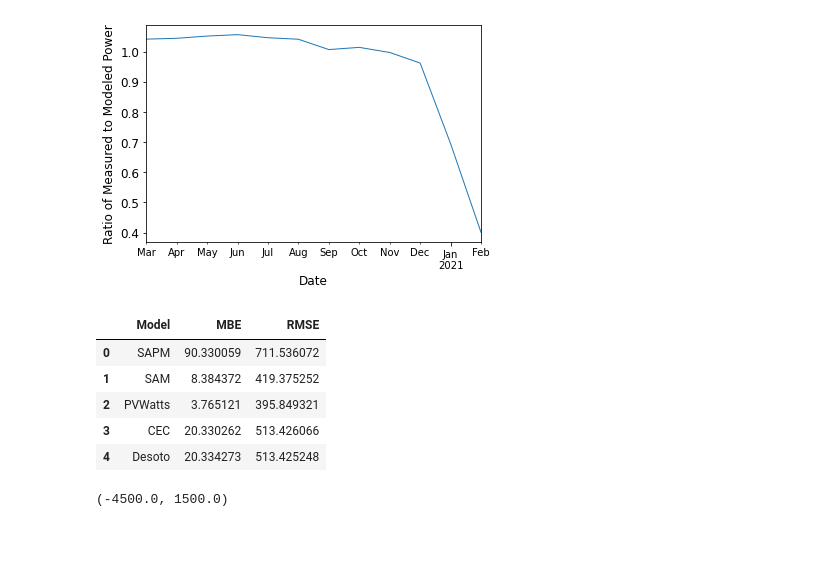
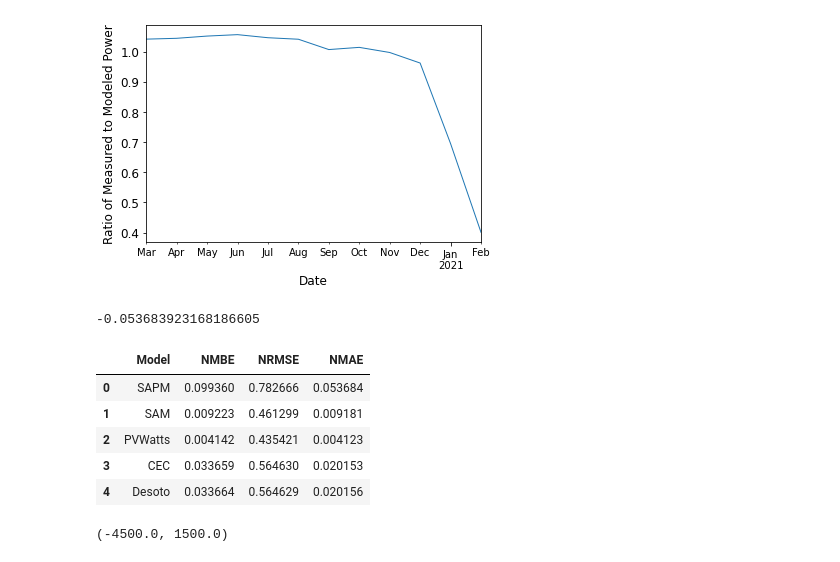
Before and after one commit to lmdeville/PV-Modeling, a Jupyter notebook: PVLT_Pan_LG.ipynb, the cells around one changed output. Cells and saved outputs as stored; diff of their text form; code cells hidden in the pictures.

```diff
--- a/PVLT_Pan_LG.ipynb
+++ b/PVLT_Pan_LG.ipynb
@@ -214,9 +217,8 @@ pan_cec_pmp = pan_cec_pmp.resample('H').mean()
 results['CEC'] = pan_cec_pmp
 # %%
 #Desoto Single Diode Model for Panasonic System
-pan_ds_param = pvlib.pvsystem.calcparams_desoto(effective_irradiance = df['BroadbandPOA_Avg'], temp_cell = df['PH1_RTD_Avg'],
-                                             alpha_sc = 0.00181, a_ref = 2.429831, I_L_ref = 6.04033, I_o_ref = 2.1374E-12,
-                                             R_sh_ref = 449.091248, R_s = 0.769537)
+pan_ds_param = pvlib.pvsystem.calcparams_desoto(df['BroadbandPOA_Avg'], df['PH1_RTD_Avg'], cfv['alpha_sc'], cfv['a_ref'],
+                                        cfv['I_L_ref'], cfv['I_o_ref'], cfv['R_sh_ref'], cfv['R_s'])
 pan_ds = pvlib.pvsystem.singlediode(photocurrent = pan_ds_param[0], saturation_current = pan_ds_param[1], resistance_series =
                            pan_ds_param[2], resistance_shunt = pan_ds_param[3], nNsVth = pan_ds_param[4])
 pan_ds_pmp = pan_ds['p_mp']*12
@@ -225,11 +227,11 @@ results['Desoto'] = pan_ds_pmp
 # %%
 #PVSyst Single Diode Model for Panasonic System
 #NEED mu_gamma AND R_sh_0 values,not in CECMod, SAM Database, don't match PVPMC
-"""
-pan_pvs_param = pvlib.pvsystem.calcparams_pvsyst(effective_irradiance = df['BroadbandPOA_Avg'], temp_cell = df['PH1_RTD_Avg'],
-                                             alpha_sc = 0.00181, I_L_ref = 6.04033, I_o_ref = 2.1374E-12,
-                                             R_sh_ref = 449.091248, R_s = 0.769537, cells_in_series = 96, gamma_ref = -0.31,
-                                                mu_gamma =-0.0001, R_sh_0 = 0)
+#Found mu gamma and R_sh_0 in pan file on pvpmc cfv
+#449.091248
+pan_pvs_param = pvlib.pvsystem.calcparams_pvsyst(df['BroadbandPOA_Avg'], df['PH1_RTD_Avg'], cfv['alpha_sc'], cfv['gamma_ref'],
+                                            cfv['mu_gamma'], cfv['I_L_ref'], cfv['I_o_ref'], cfv['R_sh_ref'], cfv['R_sh_0'],
+                                            cfv['R_s'],  cfv['cells_in_series'])
 #NEED MU GAMMA AND R_SH_0 VALUES, NOT IN CECMOD, SAM,
 pan_pvs = pvlib.pvsystem.singlediode(photocurrent = pan_pvs_param[0], saturation_current = pan_pvs_param[1], resistance_series =
                            pan_pvs_param[2], resistance_shunt = pan_pvs_param[3], nNsVth = pan_pvs_param[4])
@@ -237,4 +239,3 @@ pan_pvs = pvlib.pvsystem.singlediode(photocurrent = pan_pvs_param[0], saturation
 pan_pvs_pmp = pan_pvs['p_mp']*12
 pan_pvs_pmp = pan_pvs_pmp.resample('H').mean()
 results['PVSyst'] = pan_pvs_pmp
-"""
@@ -275,13 +274,22 @@ plt.ylabel('Ratio of Measured to Modeled Power')
 # %% [output]
 Text(0, 0.5, 'Ratio of Measured to Modeled Power')
 [figure]
+# %%
+mae = ((np.subtract(results['Measured'], results['SAPM'])).sum()/len(results['Measured']))/np.mean(results['Measured'])
+mae
+# %% [output]
+-0.053683923168186605
 # %%
-#Define functions to calculate Mean Bias Error and Root Mean Square Error
+#Define functions to calculate Normalized Mean Bias Error and Normalized Root Mean Square Error
 
 def mbe(measured, modeled):
-    value = np.mean(np.subtract(modeled,measured))
+    value = np.mean(np.subtract(modeled,measured))/np.mean(measured)
     return value
 
 def rmse(measured, modeled):
-    value = math.sqrt(np.square(np.subtract(measured, modeled)).mean())
+    value = (math.sqrt(np.square(np.subtract(measured, modeled)).mean()))/np.mean(measured)
     return value
+
+def mae(measured, modeled):
+    value = ((np.subtract(modeled, measured)).sum()/len(measured))/np.mean(measured)
+    return value
@@ -288,27 +299,33 @@ def rmse(measured, modeled):
 # %%
 #Create a dataframe of error values for each model
 error_values = {'Model':  ['SAPM', 'SAM', 'PVWatts', 'CEC', 'Desoto'],
-        'MBE': [mbe(results['Measured'], results['SAPM']),
+        'NMBE': [mbe(results['Measured'], results['SAPM']),
                 mbe(results['Measured'], results['SAM System Power']),
                 mbe(results['Measured'], results['PVWatts']),
                 mbe(results['Measured'], results['CEC']),
                 mbe(results['Measured'], results['Desoto'])],
-         'RMSE' : [rmse(results['Measured'], results['SAPM']),
+         'NRMSE' : [rmse(results['Measured'], results['SAPM']),
                    rmse(results['Measured'], results['SAM System Power']),
                    rmse(results['Measured'], results['PVWatts']),
                    rmse(results['Measured'], results['CEC']),
-                  rmse(results['Measured'], results['Desoto'])]
+                  rmse(results['Measured'], results['Desoto'])],
+        'NMAE' : [mae(results['Measured'], results['SAPM']),
+                mae(results['Measured'], results['SAM System Power']),
+                mae(results['Measured'], results['PVWatts']),
+                mae(results['Measured'], results['CEC']),
+                mae(results['Measured'], results['Desoto'])]
+
         }
 
-error_values = pd.DataFrame(error_values, columns = ['Model', 'MBE', 'RMSE'])
+error_values = pd.DataFrame(error_values, columns = ['Model', 'NMBE', 'NRMSE', 'NMAE' ])
 error_values
 # %% [output]
-|  | Model | MBE | RMSE |
-| 0 | SAPM | 90.330059 | 711.536072 |
-| 1 | SAM | 8.384372 | 419.375252 |
-| 2 | PVWatts | 3.765121 | 395.849321 |
-| 3 | CEC | 20.330262 | 513.426066 |
-| 4 | Desoto | 20.334273 | 513.425248 |
+|  | Model | NMBE | NRMSE | NMAE |
+| 0 | SAPM | 0.099360 | 0.782666 | 0.053684 |
+| 1 | SAM | 0.009223 | 0.461299 | 0.009181 |
+| 2 | PVWatts | 0.004142 | 0.435421 | 0.004123 |
+| 3 | CEC | 0.033659 | 0.564630 | 0.020153 |
+| 4 | Desoto | 0.033664 | 0.564629 | 0.020156 |
 # %%
 #Plots the difference between SAM & Measured power to detect large differences which could indicate erroneous data
 difference = results['Measured'] - results['SAPM']
```
Also changed, not shown: parts of 14 cells of this notebook.
